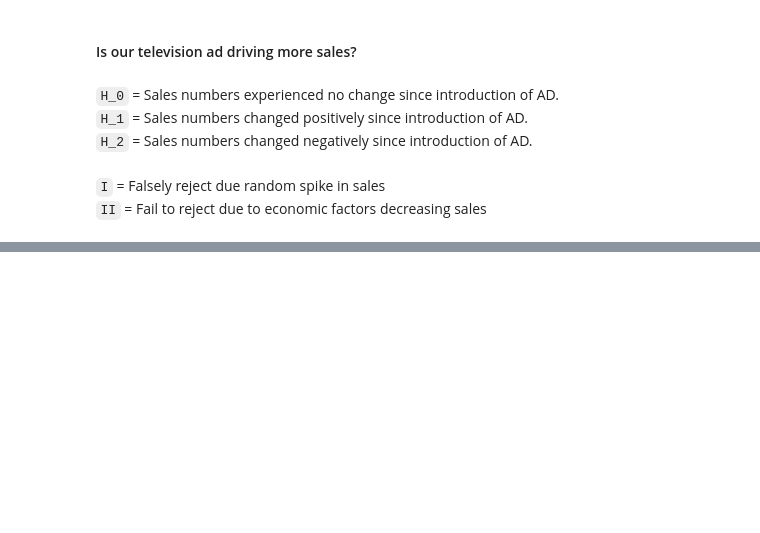
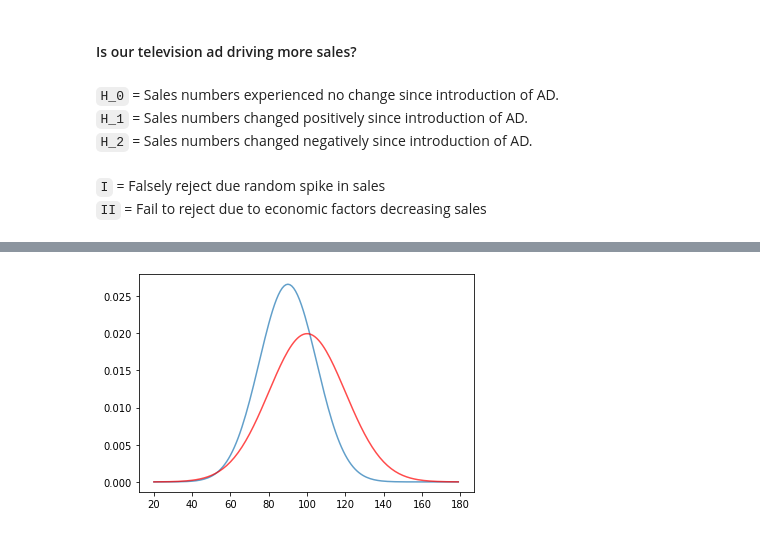
Before and after one commit to MrEnigmamgine/statistics-exercises, a Jupyter notebook: hypothesis_testing.ipynb, the cells around one changed output, grey strips where cells are left out. Saved outputs shown, nothing was run; the diff lists cells and outputs as text; code cells hidden in the pictures; blank space fills up the shorter version.

```diff
--- a/hypothesis_testing.ipynb
+++ b/hypothesis_testing.ipynb
@@ -33,0 +52,20 @@ Note that some of the questions are intentionally phrased in a vague way. It is
+# %%
+#Significance level
+alpha = 0.05
+#Office 1
+mu_1, sigma_1 = 90, 15
+o1 = stats.norm(mu_1,sigma_1)
+nobs1 = 40
+#Office 2
+mu_2, sigma_2 = 100, 20
+o2 = stats.norm(mu_2,sigma_2)
+nobs2 = 50
+# %%
+fig, ax = plt.subplots(1, 1)
+x = np.arange(20,180)
+y1 = o1.pdf(x)
+y2 = o2.pdf(x)
+ax =   [plt.plot(x,y1, alpha=0.7),
+        plt.plot(x,y2, alpha=0.7,color='red')]
+# %% [output]
+[figure, added]
```
Also changed, not shown: parts of 46 cells of this notebook, 6 other files.
